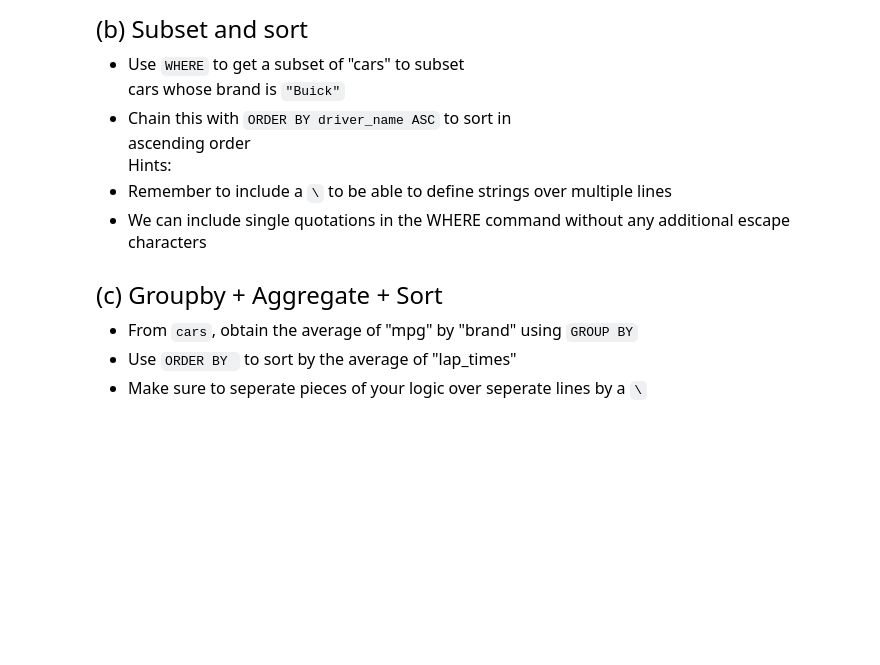
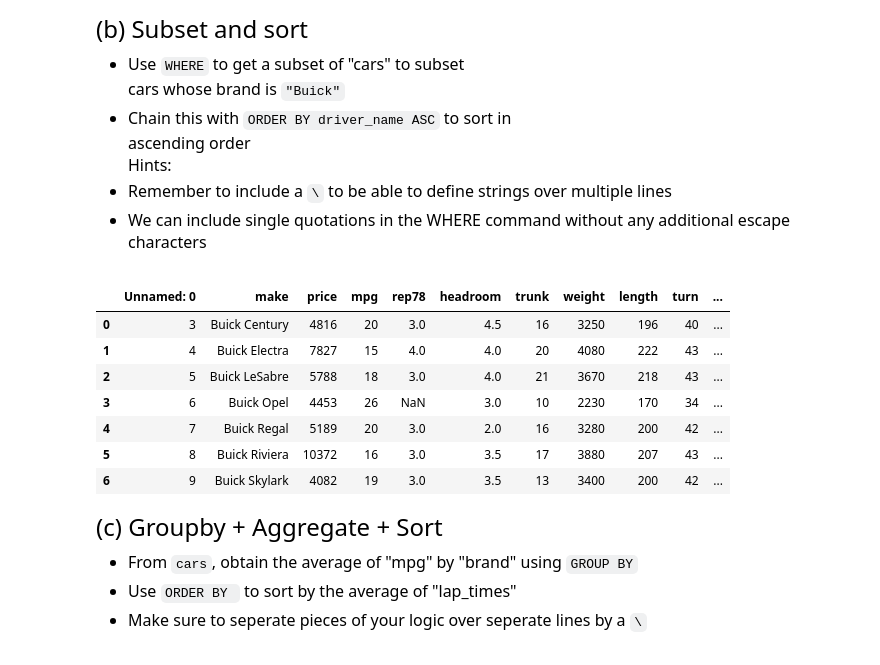
Before and after one commit to tomas3603/qtm151spring2024, a Jupyter notebook: Quiz4/Quiz 4.ipynb, the cells around one changed output. Saved outputs shown, nothing was run; the diff lists cells and outputs as text; code cells hidden in the pictures; blank space fills up the shorter version.

```diff
--- a/Quiz4/Quiz 4.ipynb
+++ b/Quiz4/Quiz 4.ipynb
@@ -73,3 +107,19 @@ Hints:
+# %%
+# Write your answer here:
+buicks = pd.read_sql(text("SELECT * FROM cars \
+                 WHERE brand = 'Buick' \
+                          ORDER BY make ASC;"), connection) #there is not driver_id?
+
+buicks
+# %% [output]
+|  | Unnamed: 0 | make | price | mpg | rep78 | headroom | trunk | weight | length | turn | ... |
+| 0 | 3 | Buick Century | 4816 | 20 | 3.0 | 4.5 | 16 | 3250 | 196 | 40 | ... |
+| 1 | 4 | Buick Electra | 7827 | 15 | 4.0 | 4.0 | 20 | 4080 | 222 | 43 | ... |
+| 2 | 5 | Buick LeSabre | 5788 | 18 | 3.0 | 4.0 | 21 | 3670 | 218 | 43 | ... |
+| 3 | 6 | Buick Opel | 4453 | 26 | NaN | 3.0 | 10 | 2230 | 170 | 34 | ... |
+| 4 | 7 | Buick Regal | 5189 | 20 | 3.0 | 2.0 | 16 | 3280 | 200 | 42 | ... |
+| 5 | 8 | Buick Riviera | 10372 | 16 | 3.0 | 3.5 | 17 | 3880 | 207 | 43 | ... |
+| 6 | 9 | Buick Skylark | 4082 | 19 | 3.0 | 3.5 | 13 | 3400 | 200 | 42 | ... |
 # %% [markdown]
 <font size = "5">
 
```
Also changed, not shown: parts of 16 cells of this notebook, 3 other files.
